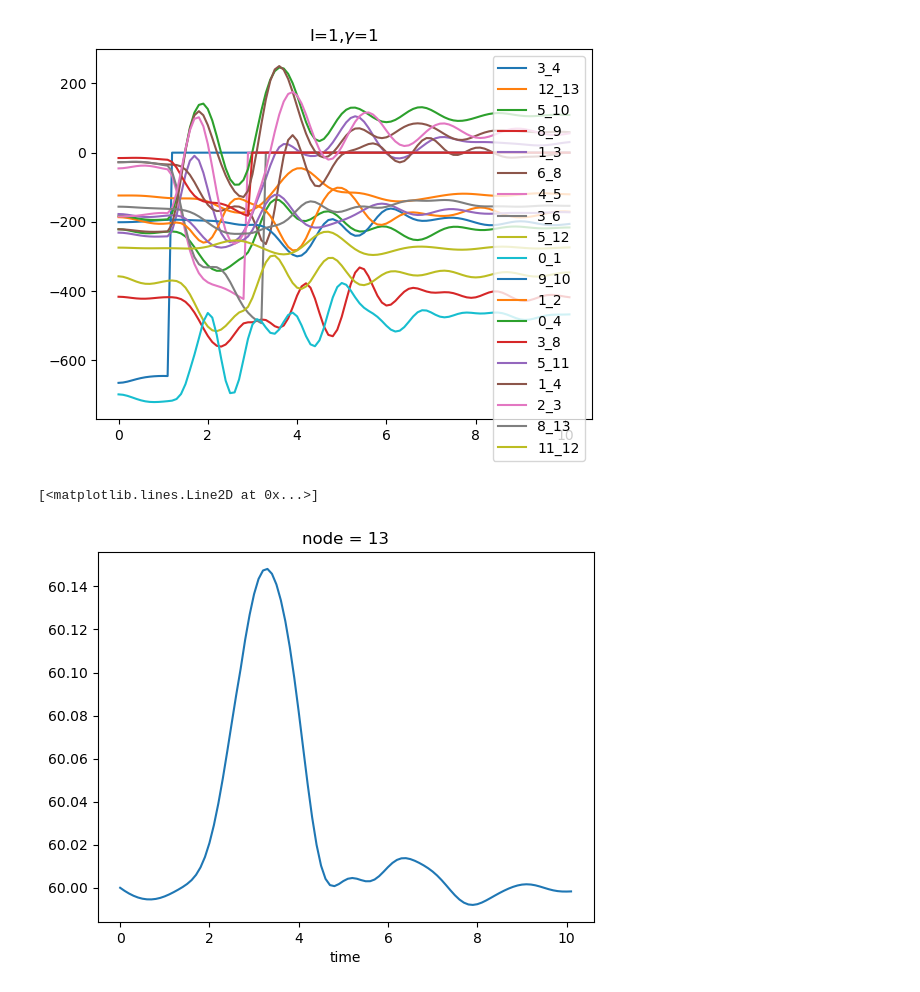
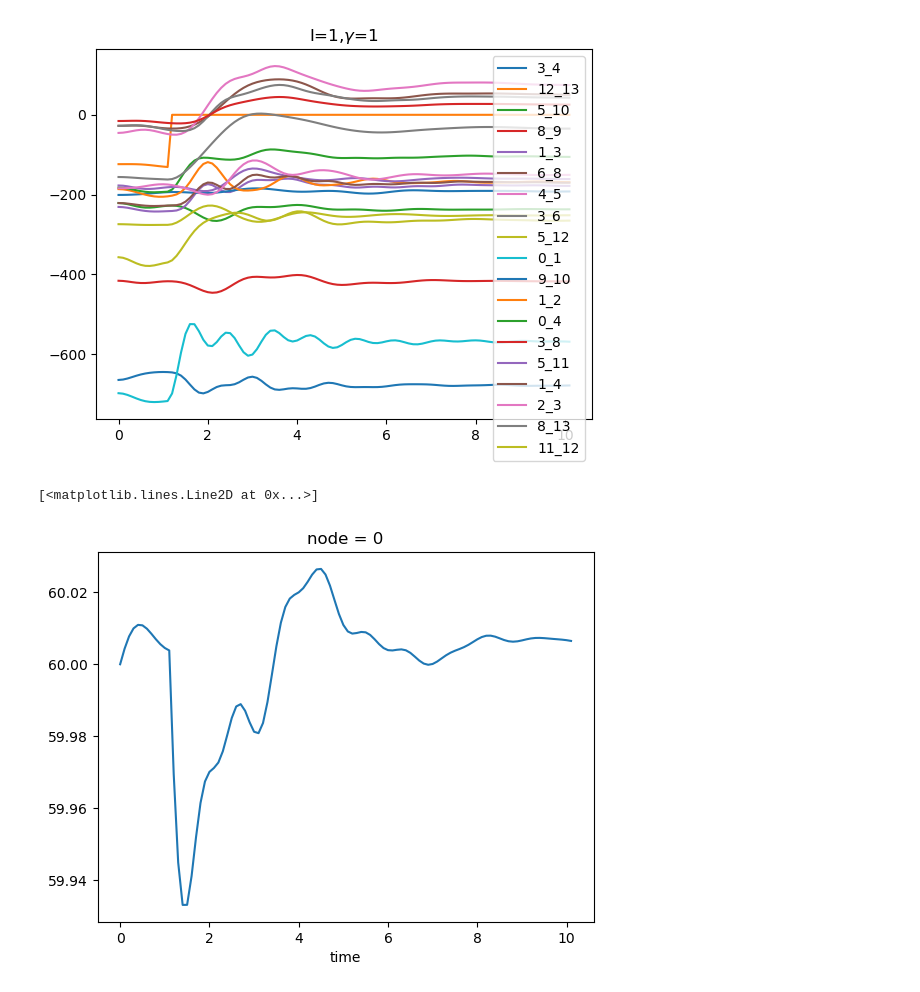
Before and after one commit to gmantegna/modeling-cascading-failure, a Jupyter notebook: notebooks/test case.ipynb, the cells around one changed output. Saved outputs shown, nothing was run; the diff lists cells and outputs as text; code cells hidden in the pictures.

Commit message:
add node cutting logic

```diff
--- a/notebooks/test case.ipynb
+++ b/notebooks/test case.ipynb
@@ -76,38 +76,39 @@ gamma_array = np.ones(num_buses).reshape(-1,1)*gamma
     PV_x,
     PQ_x,
     x_slack,
     V_abs,
     V_phase,
     P_input,
     Q_input,
     eps,
     max_iter,
     base_MVA=base_mva,
-    line_to_cut=(3,4),
+    line_to_cut=(12,13),
+    nodes_to_cut=[0],
     cut_time=1,
     delta_t=0.1,
     alpha=0.95,
     frequency_deviation_threshold=0.1,
     I=I_array,
     gamma=gamma_array,
     t_max=10,
     include_resistive_losses=True
 )
 import matplotlib.pyplot as plt
 lines = np.argwhere(np.abs(F.sel(time=0).values)>0)
 lines = list(set([tuple(sorted(line)) for line in lines]))
 fig,ax=plt.subplots()
 for line in lines:
     data= F.sel(node_i=line[0],node_j=line[1])
     plt.plot(data.time,data.values,label="{}_{}".format(line[0],line[1]))
     plt.title("I={},$\gamma$={}".format(I,gamma))
     plt.legend()
     plt.savefig("I={},gamma={}.png".format(I,gamma),dpi=300)
 # %% [output]
-[figure, old version]
+[figure, new version]
 # %%
-omega_hz = (omega.sel(node=13) / (2*np.pi)) + 60
+omega_hz = (omega.sel(node=0) / (2*np.pi)) + 60
 omega_hz.plot()
 # %% [output]
 [<matplotlib.lines.Line2D at 0x...>]
-[figure, old version]
+[figure, new version]
```
Also changed, not shown: parts of 1 cell of this notebook, 1 other file.
